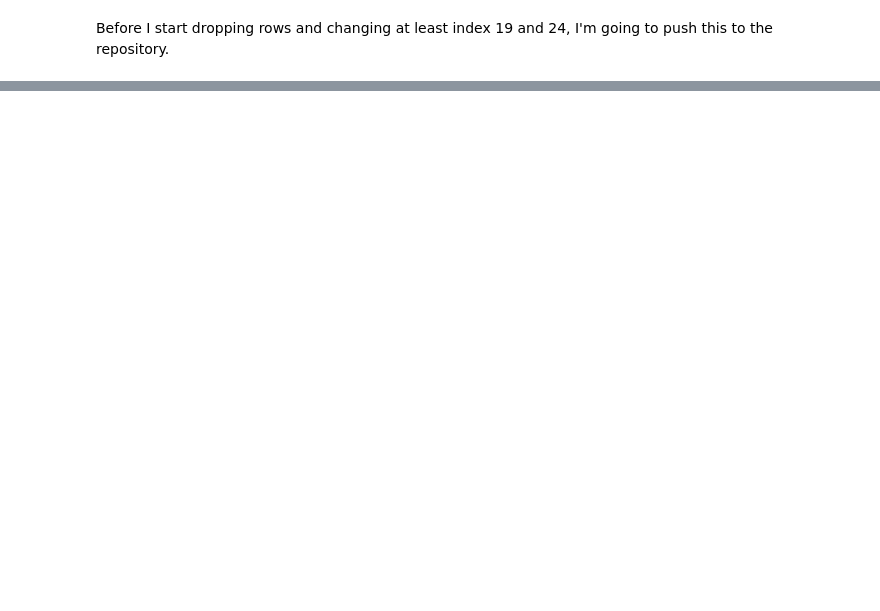
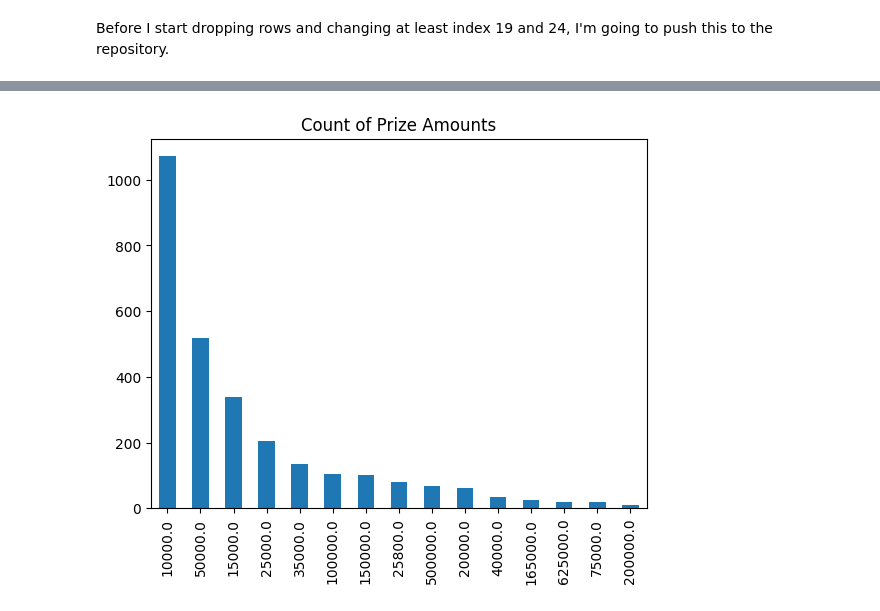
Before and after one commit to abigwind/literary-prizes, a Jupyter notebook: LiteraryPrizesDW.ipynb, the cells around one changed output, grey strips where cells are left out. Cells and saved outputs as stored; diff of their text form; code cells hidden in the pictures; blank space fills up the shorter version.

```diff
--- a/LiteraryPrizesDW.ipynb
+++ b/LiteraryPrizesDW.ipynb
@@ -423,0 +684,10 @@ Before I start dropping rows and changing at least index 19 and 24, I'm going to
+# %%
+#This is off. The values below are sorted by count, not by
+#how much they offer
+
+prize_amounts = winners['prize_amount'].value_counts()
+prize_amounts.plot(kind='bar',
+                  title='Count of Prize Amounts')
+plt.show()
+# %% [output]
+[figure, added]
```
Also changed, not shown: parts of 41 cells of this notebook.
